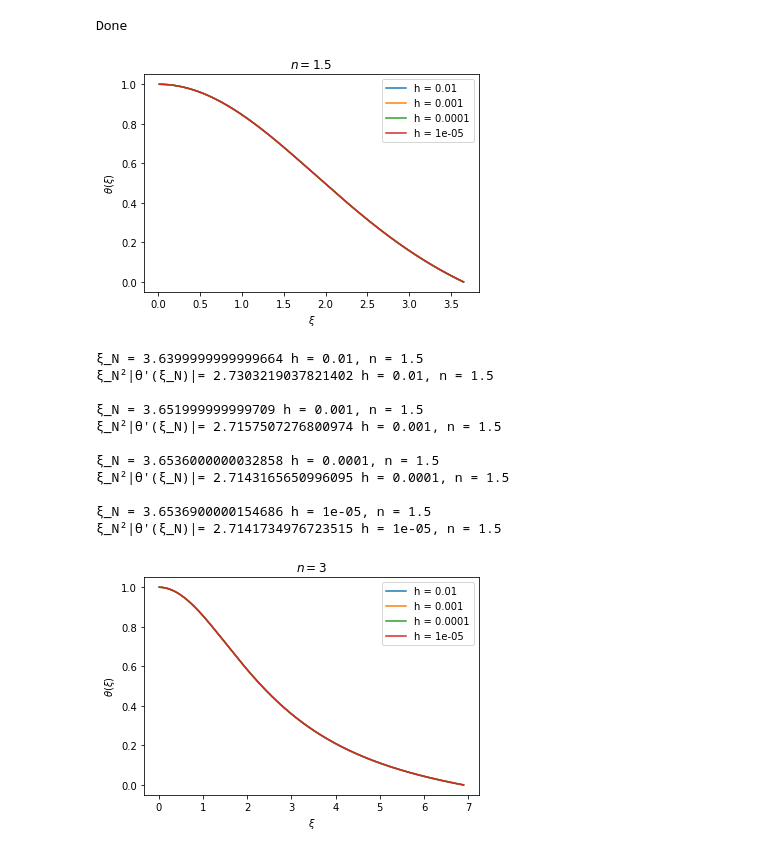
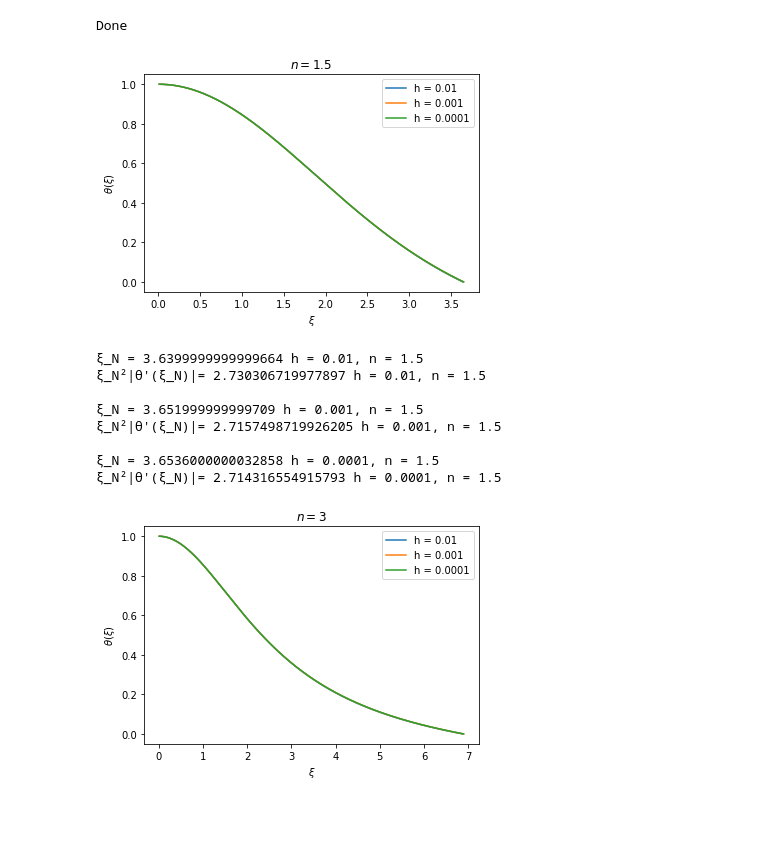
Before and after one commit to alexaoh/TMA4320, a Jupyter notebook: Project3/Project3MyLocalVersion.ipynb, the cells around one changed output. Saved outputs shown, nothing was run; the diff lists cells and outputs as text; code cells hidden in the pictures; blank space fills up the shorter version.

```diff
--- a/Project3/Project3MyLocalVersion.ipynb
+++ b/Project3/Project3MyLocalVersion.ipynb
@@ -21,7 +21,7 @@ def step_RK4(y,t, h, f, n, alpha=0):
 def lane_emden_analytical(t):
     return np.sin(t)/t
 
-def lane_emden(y, t, n):
+def lane_emden(y, t, n, alpha):
     #assert(y[0]>0) #this exception is caught so that no runtimeerrors are casted! (when n=3/2 runtimeerror, since it does not work on negative numbers)
     return np.array([y[1], -y[0]**(n)-2*y[1]/t])
 
@@ -93,39 +93,36 @@ Done
 # %%
 #task 3e)
 #Solved in non-relativistic and ultra-relativistic cases!
 #RK4 should not be used here! Here only Euler should be used!
 
 def print_values(list_of_t_lists, list_of_y_lists, h, n):
     ''' n is supplied not as a list, but as the n that should be displayed'''
     for i in range(len(h)):
         print('ξ_N =',list_of_t_lists[i][-1], "h = "+str(h[i])+", n = "+str(n))
         print("ξ_N²|θ'(ξ_N)|=", list_of_t_lists[i][-1]**2*np.abs((list_of_y_lists[i][:,0][-1]-list_of_y_lists[i][:,0][-2])/h[i]), "h = "+str(h[i])+", n = "+str(n))
         print()
 
 #Utskriften viser at det siste punktet muligens ikke kommer med? (siden Ksi_N som er oppgitt ikke treffes her. )
 #Noe jeg kanskje skal sjekke?
 #Koden i colab får det til ser jeg!
 
 
 list_of_t_lists_euler_non, list_of_y_lists_euler_non = get_values(h, n[1])
-simple_plot(list_of_t_lists_euler_non, list_of_y_lists_euler_non, h, n[1], False, True, "3eNon.pdf")
+simple_plot(list_of_t_lists_euler_non, list_of_y_lists_euler_non, h, n[1])
 print_values(list_of_t_lists_euler_non, list_of_y_lists_euler_non, h, n[1])
 
 list_of_t_lists_euler_ultra, list_of_y_lists_euler_ultra = get_values(h, n[2])
-simple_plot(list_of_t_lists_euler_ultra, list_of_y_lists_euler_ultra, h, n[2], False, True, "3eUltra.pdf")
+simple_plot(list_of_t_lists_euler_ultra, list_of_y_lists_euler_ultra, h, n[2])
 print_values(list_of_t_lists_euler_ultra, list_of_y_lists_euler_ultra, h, n[2])
 # %% [output]
-[figure, old version]
+[figure, new version]
 ξ_N = 3.6399999999999664 h = 0.01, n = 1.5
-ξ_N²|θ'(ξ_N)|= 2.7303219037821402 h = 0.01, n = 1.5
+ξ_N²|θ'(ξ_N)|= 2.730306719977897 h = 0.01, n = 1.5
 
 ξ_N = 3.651999999999709 h = 0.001, n = 1.5
-ξ_N²|θ'(ξ_N)|= 2.7157507276800974 h = 0.001, n = 1.5
+ξ_N²|θ'(ξ_N)|= 2.7157498719926205 h = 0.001, n = 1.5
 
 ξ_N = 3.6536000000032858 h = 0.0001, n = 1.5
-ξ_N²|θ'(ξ_N)|= 2.7143165650996095 h = 0.0001, n = 1.5
-
-ξ_N = 3.6536900000154686 h = 1e-05, n = 1.5
-ξ_N²|θ'(ξ_N)|= 2.7141734976723515 h = 1e-05, n = 1.5
+ξ_N²|θ'(ξ_N)|= 2.714316554915793 h = 0.0001, n = 1.5
-[figure, old version]
+[figure, new version]
 ξ_N = 6.869999999999898 h = 0.01, n = 3
```
Also changed, not shown: parts of 5 cells of this notebook, 2 other files.
